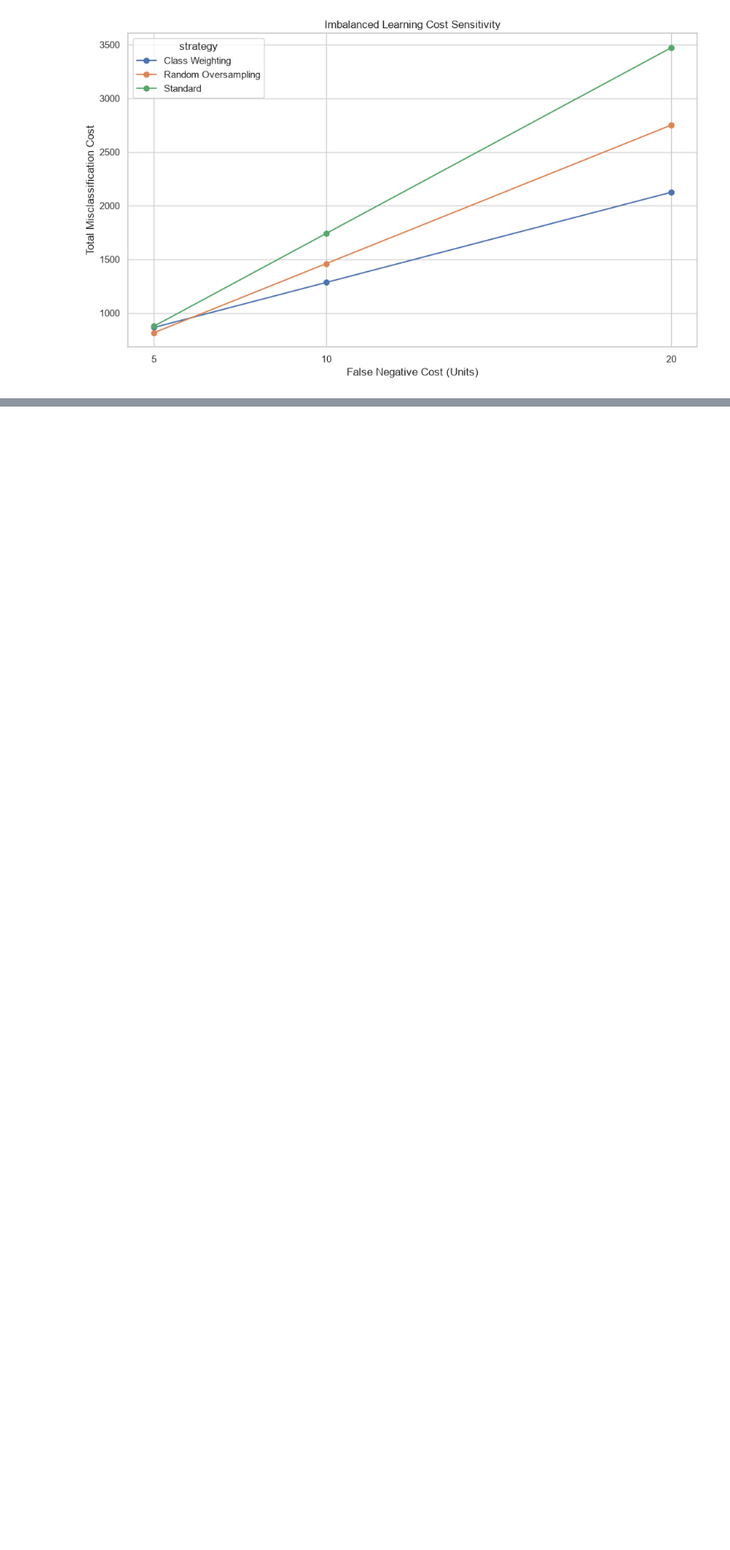
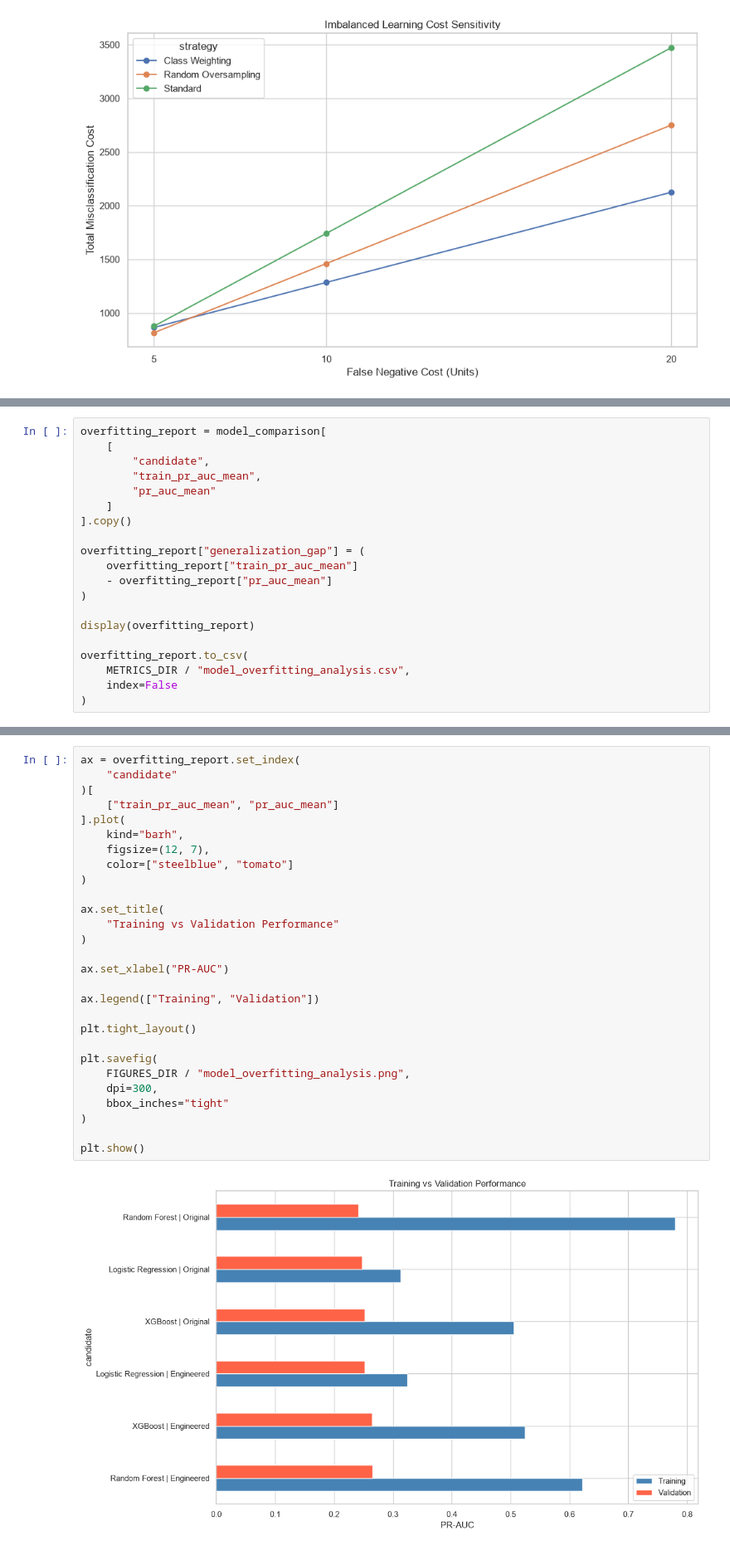
Before and after one commit to Charith-01/fraud-risk-intelligence-engine, a Jupyter notebook: 01_fraud_risk_analysis.ipynb, the cells around one changed output, grey strips where cells are left out. Shown at 83% size. Cells and saved outputs as stored; diff of their text form; blank space fills up the shorter version.

```diff
--- a/01_fraud_risk_analysis.ipynb
+++ b/01_fraud_risk_analysis.ipynb
@@ -2827,0 +3184,20 @@ plt.show()
+# %%
+overfitting_report = model_comparison[
+    [
+        "candidate",
+        "train_pr_auc_mean",
+        "pr_auc_mean"
+    ]
+].copy()
+
+overfitting_report["generalization_gap"] = (
+    overfitting_report["train_pr_auc_mean"]
+    - overfitting_report["pr_auc_mean"]
+)
+
+display(overfitting_report)
+
+overfitting_report.to_csv(
+    METRICS_DIR / "model_overfitting_analysis.csv",
+    index=False
+)
@@ -2827,0 +3212,30 @@ plt.show()
+# %%
+ax = overfitting_report.set_index(
+    "candidate"
+)[
+    ["train_pr_auc_mean", "pr_auc_mean"]
+].plot(
+    kind="barh",
+    figsize=(12, 7),
+    color=["steelblue", "tomato"]
+)
+
+ax.set_title(
+    "Training vs Validation Performance"
+)
+
+ax.set_xlabel("PR-AUC")
+
+ax.legend(["Training", "Validation"])
+
+plt.tight_layout()
+
+plt.savefig(
+    FIGURES_DIR / "model_overfitting_analysis.png",
+    dpi=300,
+    bbox_inches="tight"
+)
+
+plt.show()
+# %% [output]
+[figure, added]
```
Also changed, not shown: parts of 18 cells of this notebook, 6 other files.
